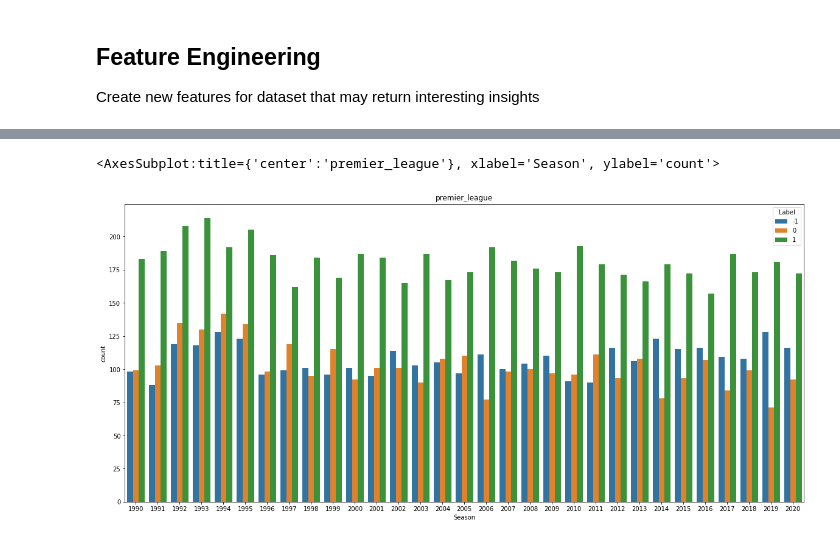
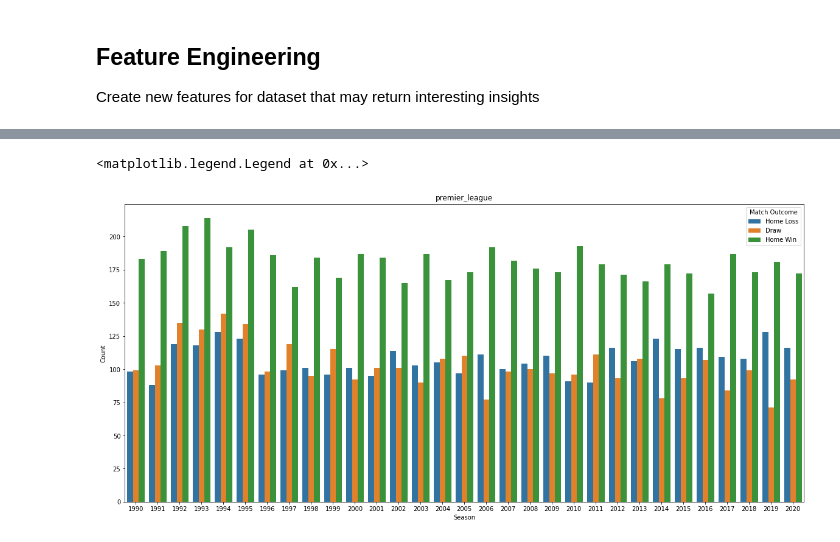
Before and after one commit to armanh3k/Football-Outcome-Predictions, a Jupyter notebook: feature_engineering.ipynb, the cells around one changed output, grey strips where cells are left out. Drawn from its saved outputs; the diff is of its cells as text; code cells hidden in the pictures.

Commit message:
Create bar graph plots functionality

```diff
--- a/feature_engineering.ipynb
+++ b/feature_engineering.ipynb
@@ -741,0 +746,12 @@ pl_results
+# %%
+# Loop through each league folder in Football-Dataset folder
+
+# assign directory
+directory = 'Football-Dataset'
+leagues = []
+
+# iterate over folders in Football-Dataset directory
+for folder in os.listdir(directory):
+    leagues.append(folder)
+
+leagues
@@ -772,11 +827,17 @@ full_results_table
-# %%
-import seaborn as sns
-import matplotlib.pyplot as plt
-
-plt.figure(figsize=(20,9))
-plt.title(f"{league}")
-
-sns.countplot(x='Season', data=full_results_table, hue='Label')
-# %% [output]
-<AxesSubplot:title={'center':'premier_league'}, xlabel='Season', ylabel='count'>
-[figure, removed]
+# %%
+plt.figure(figsize=(20,9))
+plt.title(f"{league}")
+
+league_plot = sns.countplot(x='Season', data=full_results_table, hue='Label')
+
+league_plot.set(xlabel='Season', ylabel='Count')
+plt.legend(title='Match Outcome', labels=['Home Loss', 'Draw', 'Home Win'])
+
+from IPython.display import Image
+
+fig = league_plot.get_figure()
+fig.savefig(f"{league}.png")
+Image(filename='premier_league.png')
+# %% [output]
+<matplotlib.legend.Legend at 0x...>
+[figure, added]
```
Also changed, not shown: parts of 8 cells of this notebook, 3 other files.
